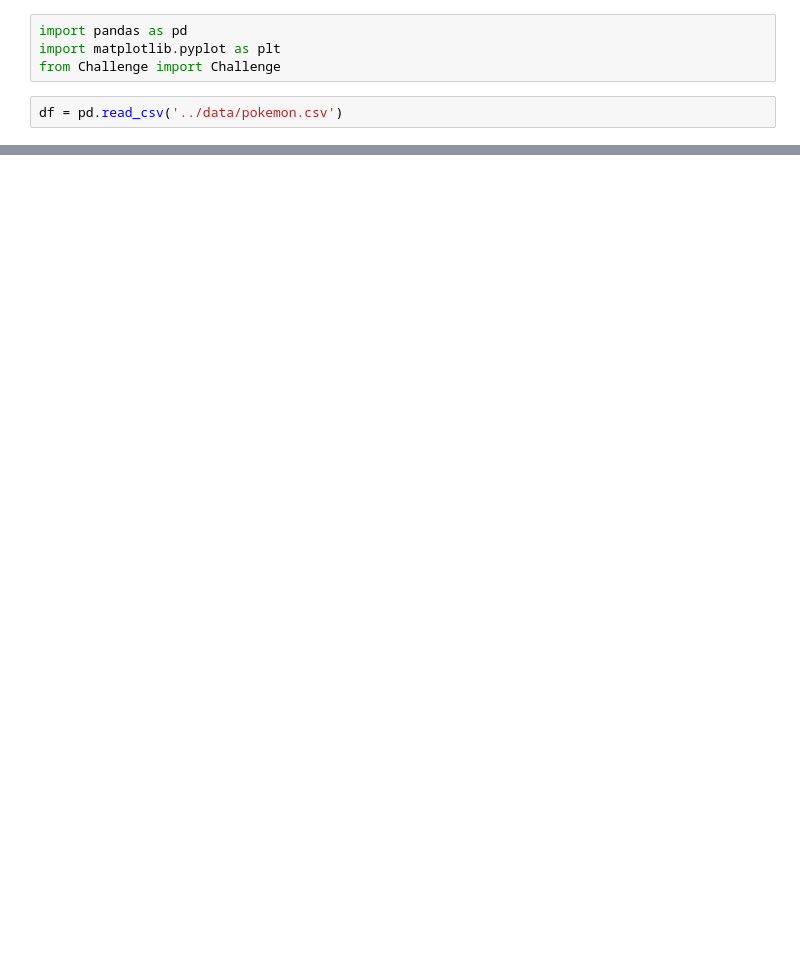
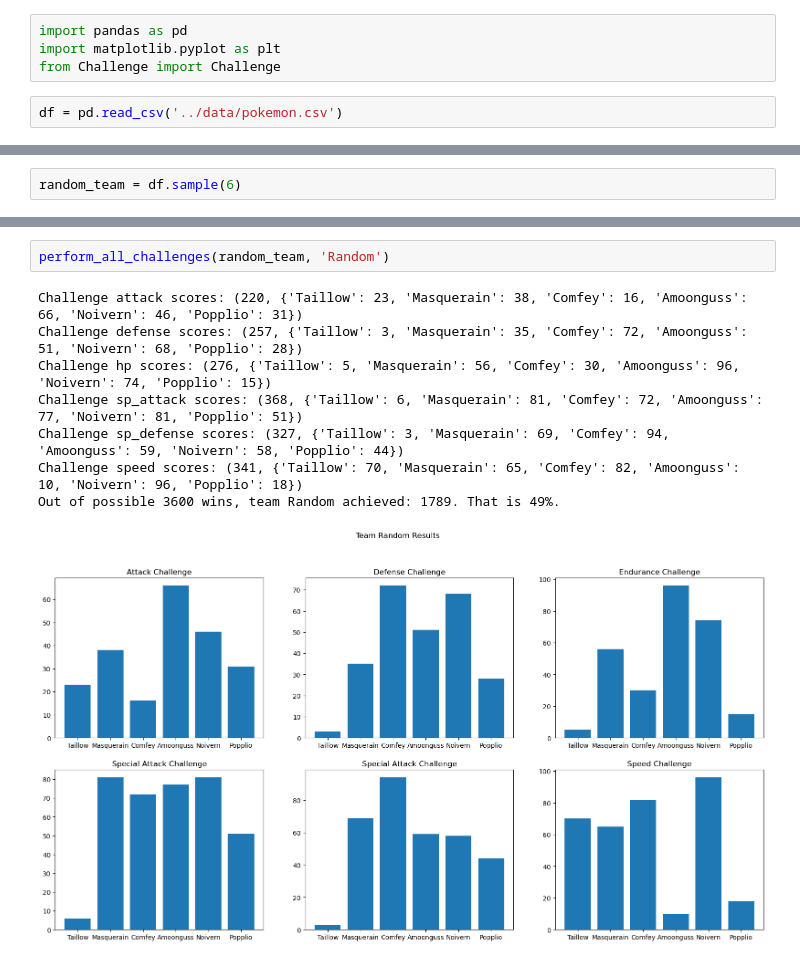
Before and after one commit to infoshareacademy/jdszr13-prograde, a Jupyter notebook: python-project/challenges/poke.ipynb, the cells around one changed output, grey strips where cells are left out. Cells and saved outputs as stored; diff of their text form; blank space fills up the shorter version.

```diff
--- a/python-project/challenges/poke.ipynb
+++ b/python-project/challenges/poke.ipynb
@@ -29,0 +13,2 @@ challenge_random.show_results()
+# %%
+random_team = df.sample(6)
@@ -29,0 +74,11 @@ challenge_random.show_results()
+# %%
+perform_all_challenges(random_team, 'Random')
+# %% [output]
+Challenge attack scores: (220, {'Taillow': 23, 'Masquerain': 38, 'Comfey': 16, 'Amoonguss': 66, 'Noivern': 46, 'Popplio': 31})
+Challenge defense scores: (257, {'Taillow': 3, 'Masquerain': 35, 'Comfey': 72, 'Amoonguss': 51, 'Noivern': 68, 'Popplio': 28})
+Challenge hp scores: (276, {'Taillow': 5, 'Masquerain': 56, 'Comfey': 30, 'Amoonguss': 96, 'Noivern': 74, 'Popplio': 15})
+Challenge sp_attack scores: (368, {'Taillow': 6, 'Masquerain': 81, 'Comfey': 72, 'Amoonguss': 77, 'Noivern': 81, 'Popplio': 51})
+Challenge sp_defense scores: (327, {'Taillow': 3, 'Masquerain': 69, 'Comfey': 94, 'Amoonguss': 59, 'Noivern': 58, 'Popplio': 44})
+Challenge speed scores: (341, {'Taillow': 70, 'Masquerain': 65, 'Comfey': 82, 'Amoonguss': 10, 'Noivern': 96, 'Popplio': 18})
+Out of possible 3600 wins, team Random achieved: 1789. That is 49%.
+[figure, added]
```
Also changed, not shown: parts of 8 cells of this notebook, 1 other file.
